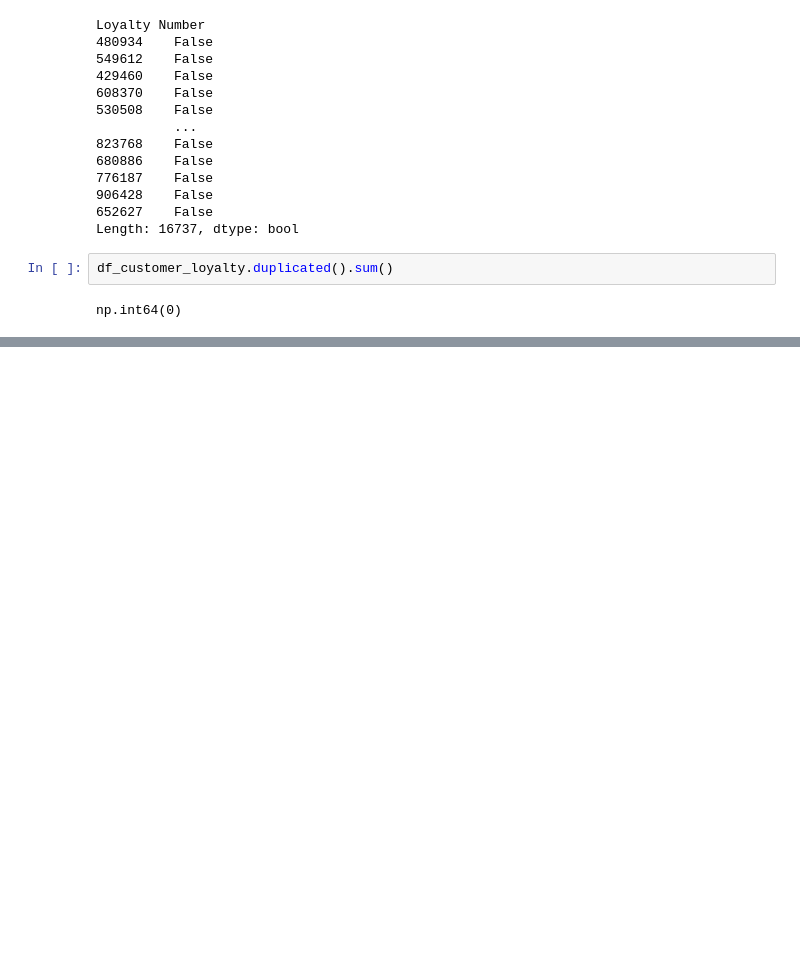
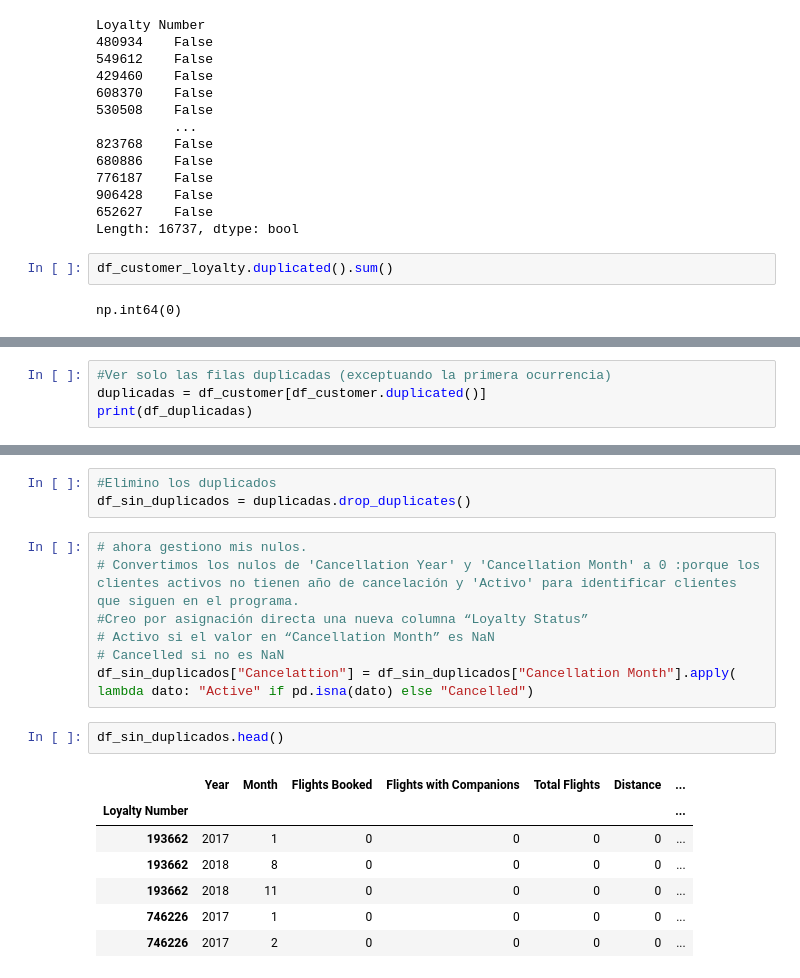
Before and after one commit to Adalab/bda-modulo-3-evaluacion-final-PatriciaAPR, a Jupyter notebook: modulo-3-evaluacion-final-patricia-perez.ipynb, the cells around one changed output, grey strips where cells are left out. Saved outputs shown, nothing was run; the diff lists cells and outputs as text; blank space fills up the shorter version.

```diff
--- a/modulo-3-evaluacion-final-patricia-perez.ipynb
+++ b/modulo-3-evaluacion-final-patricia-perez.ipynb
@@ -178,0 +231,4 @@ np.int64(0)
+# %%
+#Ver solo las filas duplicadas (exceptuando la primera ocurrencia)
+duplicadas = df_customer[df_customer.duplicated()]
+print(df_duplicadas)
@@ -178,0 +275,20 @@ np.int64(0)
+# %%
+#Elimino los duplicados
+df_sin_duplicados = duplicadas.drop_duplicates()
+# %%
+# ahora gestiono mis nulos.
+# Convertimos los nulos de 'Cancellation Year' y 'Cancellation Month' a 0 :porque los clientes activos no tienen año de cancelación y 'Activo' para identificar clientes que siguen en el programa.
+#Creo por asignación directa una nueva columna “Loyalty Status”
+# Activo si el valor en “Cancellation Month” es NaN
+# Cancelled si no es NaN
+df_sin_duplicados["Cancelattion"] = df_sin_duplicados["Cancellation Month"].apply( lambda dato: "Active" if pd.isna(dato) else "Cancelled")
+# %%
+df_sin_duplicados.head()
+# %% [output]
+|  | Year | Month | Flights Booked | Flights with Companions | Total Flights | Distance | ... |
+| Loyalty Number |  |  |  |  |  |  | ... |
+| 193662 | 2017 | 1 | 0 | 0 | 0 | 0 | ... |
+| 193662 | 2018 | 8 | 0 | 0 | 0 | 0 | ... |
+| 193662 | 2018 | 11 | 0 | 0 | 0 | 0 | ... |
+| 746226 | 2017 | 1 | 0 | 0 | 0 | 0 | ... |
+| 746226 | 2017 | 2 | 0 | 0 | 0 | 0 | ... |
```
Also changed, not shown: parts of 9 cells of this notebook, 1 other file.
